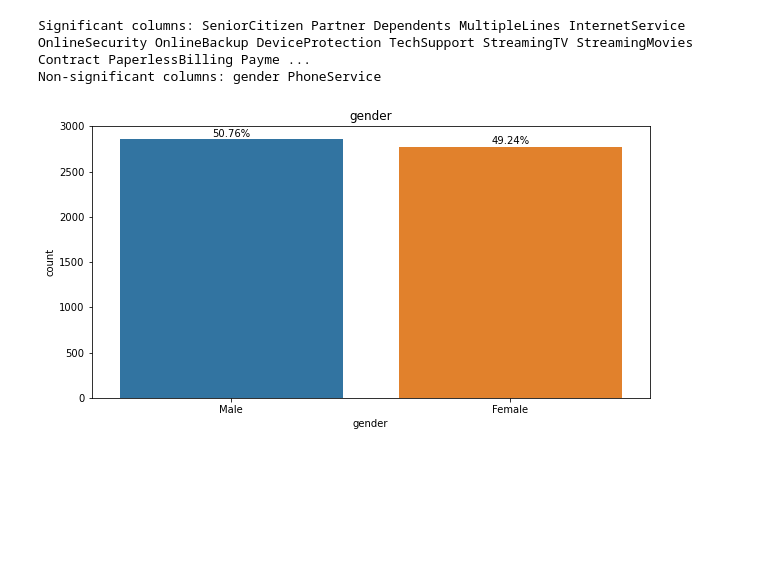
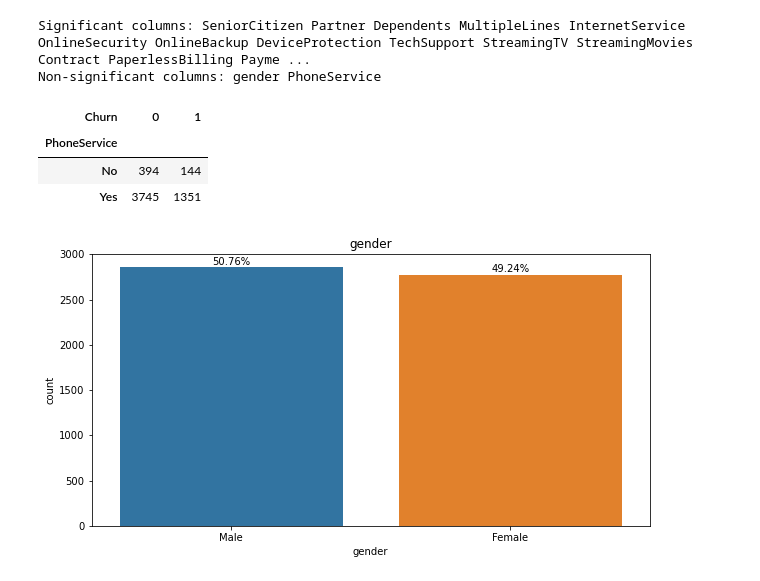
Before and after one commit to agno-nymous/Telco-customer-churn, a Jupyter notebook: notebooks/1_eda.ipynb, the cells around one changed output. Cells and saved outputs as stored; diff of their text form; code cells hidden in the pictures; blank space fills up the shorter version.

Commit message:
added info abt PhoneService

```diff
--- a/notebooks/1_eda.ipynb
+++ b/notebooks/1_eda.ipynb
@@ -179,6 +178,13 @@ print('Non-significant columns:', *non_significant)
 # %% [output]
 Significant columns: SeniorCitizen Partner Dependents MultipleLines InternetService OnlineSecurity OnlineBackup DeviceProtection TechSupport StreamingTV StreamingMovies Contract PaperlessBilling Payme ...
 Non-significant columns: gender PhoneService
+# %%
+pd.crosstab( train['PhoneService'],train['Churn'])
+# %% [output]
+| Churn | 0 | 1 |
+| PhoneService |  |  |
+| No | 394 | 144 |
+| Yes | 3745 | 1351 |
 # %%
 for col in non_significant:
     show_categorical_distribution(col)
```
Also changed, not shown: parts of 1 cell of this notebook.
